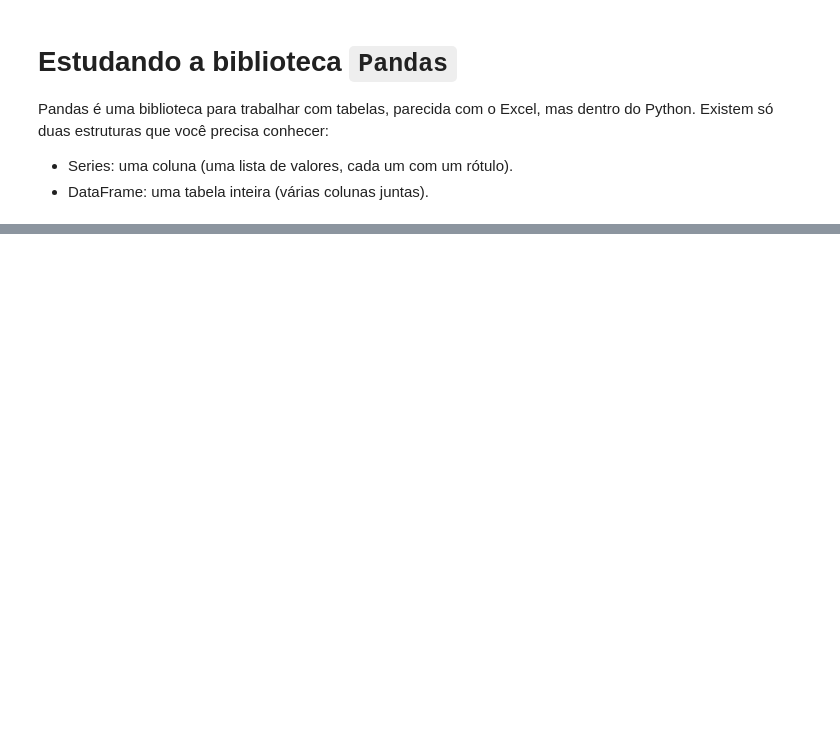
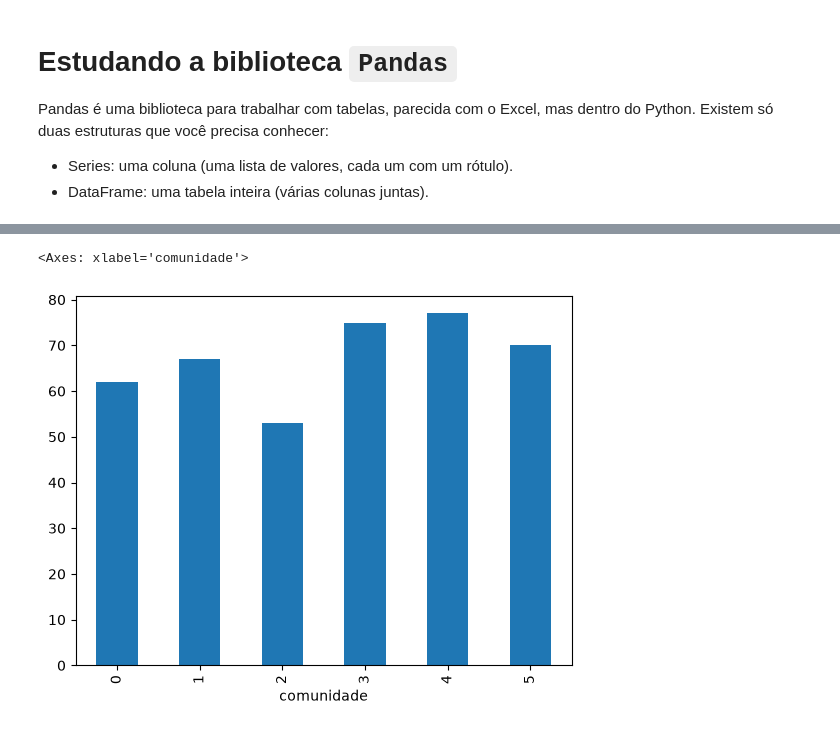
Before and after one commit to arthurvserodio/Analise-de-Grafos---TAG-26.2, a Jupyter notebook: notebook/Pandas.ipynb, the cells around one changed output, grey strips where cells are left out. Saved outputs shown, nothing was run; the diff lists cells and outputs as text; code cells hidden in the pictures; blank space fills up the shorter version.

```diff
--- a/notebook/Pandas.ipynb
+++ b/notebook/Pandas.ipynb
@@ -70,0 +120,7 @@ show(
+# %%
+tabela['comunidade'].value_counts().sort_index().plot(
+    kind='bar'
+)
+# %% [output]
+<Axes: xlabel='comunidade'>
+[figure, added]
```
Also changed, not shown: parts of 12 cells of this notebook, 2 other files.
